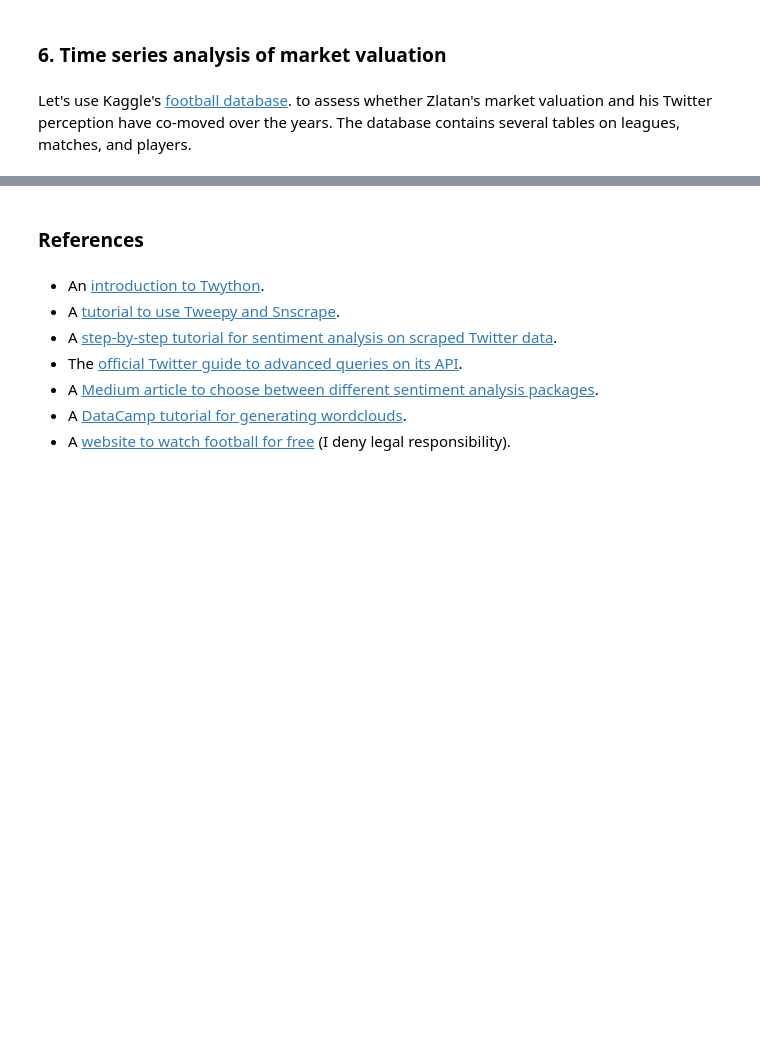
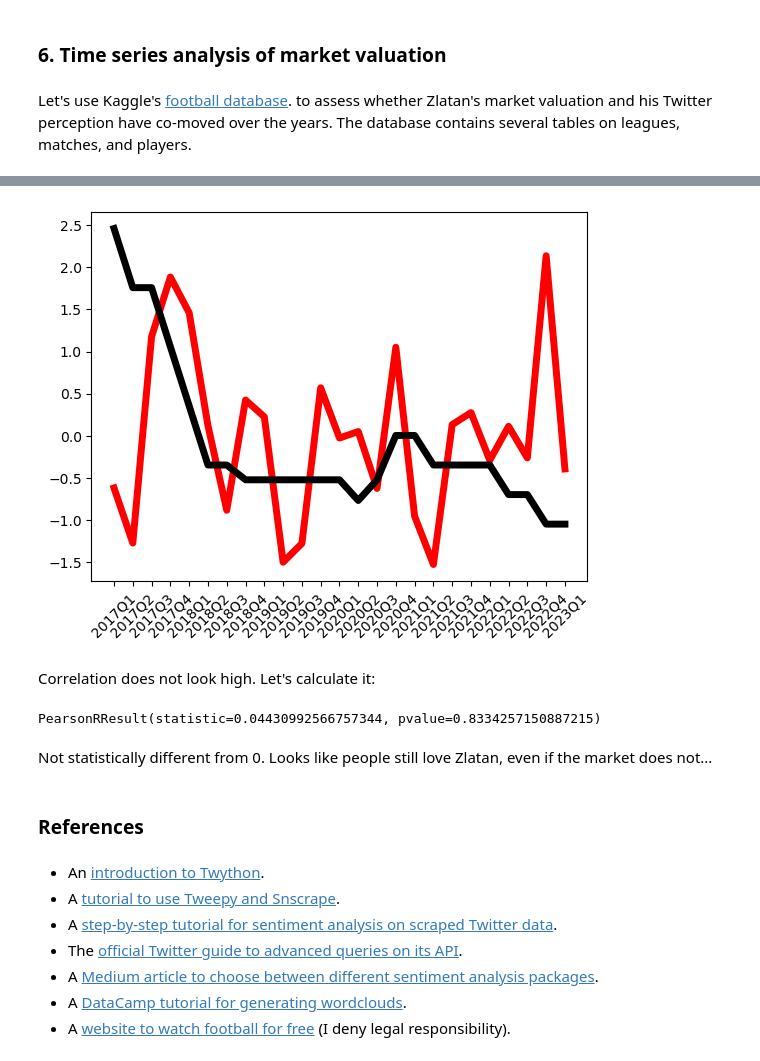
Before and after one commit to Fedebindi97/Python-Book-Club, a Jupyter notebook: ipynb/TwiZlatan.ipynb, the cells around one changed output, grey strips where cells are left out. Drawn from its saved outputs; the diff is of its cells as text; code cells hidden in the pictures; blank space fills up the shorter version.

Commit message:
Finalized TwiZlatan

```diff
--- a/ipynb/TwiZlatan.ipynb
+++ b/ipynb/TwiZlatan.ipynb
@@ -353,4 +355,5 @@ Let's use Kaggle's [football database](https://www.kaggle.com/datasets/davidcari
 # %%
 valuations_df = pd.read_csv(r'H:\Data science\TwiZlatan\player_valuations.csv')
 valuations_df = valuations_df[valuations_df['player_id']==3455]
-valuations_df
+valuations_df['quarter'] = pd.PeriodIndex(valuations_df.date, freq='Q')
+valuations_df = valuations_df[['quarter','market_value_in_eur']]
@@ -376,0 +362,4 @@ IN CHART OF SUPERIMPOSED TIME SERIES, INSERT MAIN EVENTS OF ZLATAN'S CAREER
+# %%
+merged_df = tweets_df_quarter.merge(valuations_df,how='left',on='quarter').groupby('quarter').mean().reset_index()
+for column in ['polarity','market_value_in_eur']:
+    merged_df[column] = (merged_df[column] - merged_df[column].mean()) / merged_df[column].std()
@@ -376,0 +388,3 @@ IN CHART OF SUPERIMPOSED TIME SERIES, INSERT MAIN EVENTS OF ZLATAN'S CAREER
+# %%
+merged_df.interpolate(method='pad',inplace=True) # should be 'linear' - I suspect some sort of bug
+merged_df
@@ -377,3 +409,20 @@ IN CHART OF SUPERIMPOSED TIME SERIES, INSERT MAIN EVENTS OF ZLATAN'S CAREER
+# %%
+quarter_string = merged_df['quarter'].astype(str)
+
+fig, ax = plt.subplots()
+ax.plot(quarter_string,merged_df['polarity'], c='red', lw=5)
+ax.plot(quarter_string,merged_df['market_value_in_eur'], c='black', lw=5)
+plt.xticks(rotation=45);
+# %% [output]
+[figure, added]
+# %% [markdown]
+Correlation does not look high. Let's calculate it:
+# %%
+pearsonr(merged_df['polarity'],merged_df['market_value_in_eur'])
+# %% [output]
+PearsonRResult(statistic=0.04430992566757344, pvalue=0.8334257150887215)
+# %% [markdown]
+Not statistically different from 0. Looks like people still love Zlatan, even if the market does not...
 # %% [markdown]
 ### References
 # %% [markdown]
```
Also changed, not shown: parts of 8 cells of this notebook.
